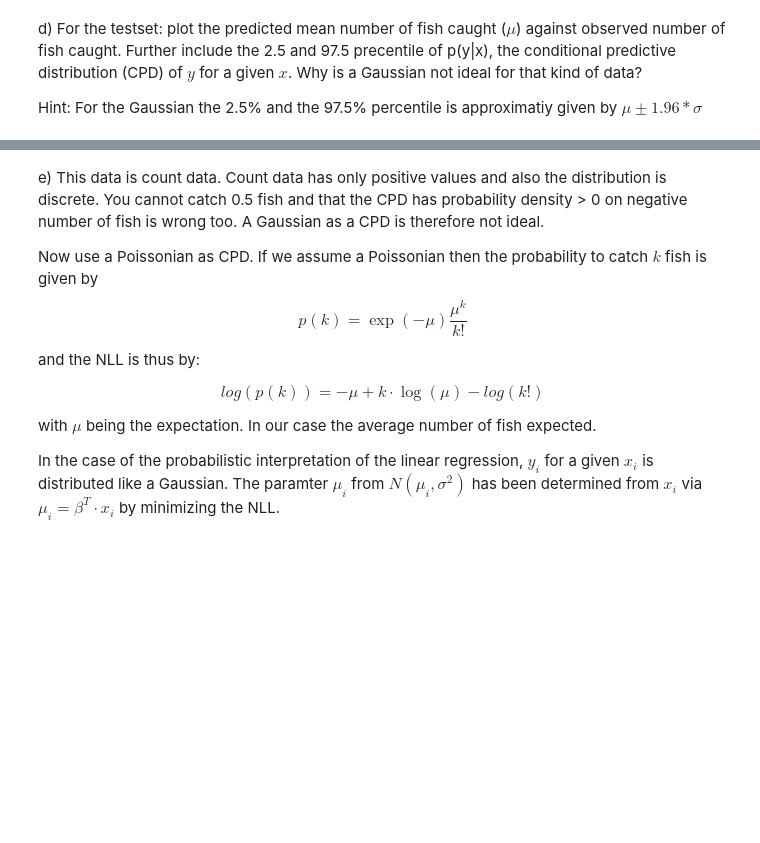
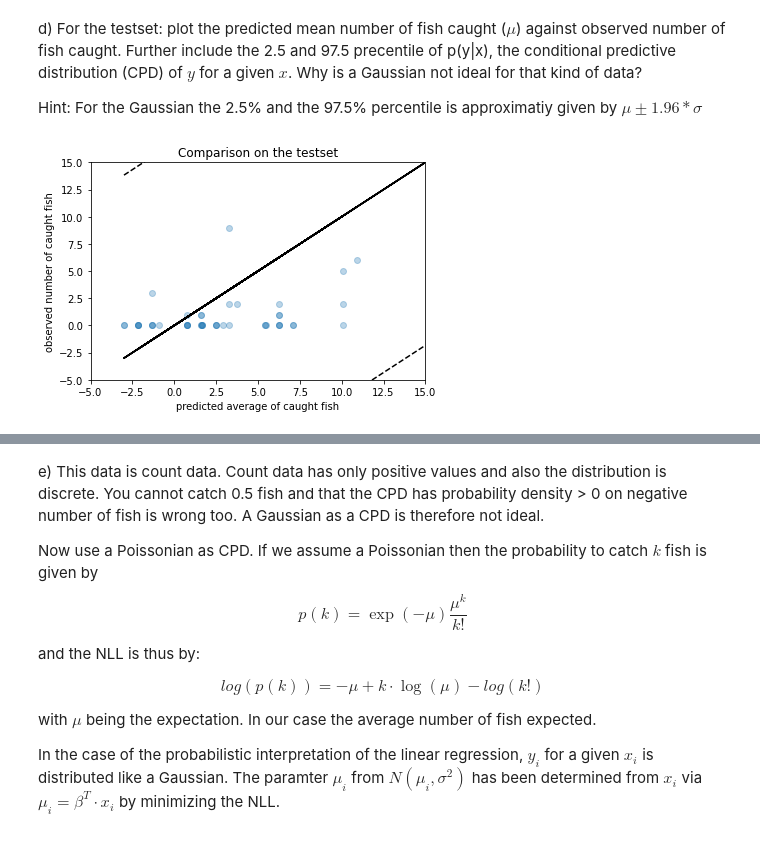
Before and after one commit to LasterSlaster/ML_A2, a Jupyter notebook: Linear_Regression_nolsg.ipynb, the cells around one changed output, grey strips where cells are left out. Saved outputs shown, nothing was run; the diff lists cells and outputs as text; code cells hidden in the pictures; blank space fills up the shorter version.

```diff
--- a/Linear_Regression_nolsg.ipynb
+++ b/Linear_Regression_nolsg.ipynb
@@ -110,6 +149,23 @@ print("NLL:",0.5*np.log(2 * np.pi * MSE) + 0.5*np.mean((yte - np.squeeze(np.asar
 d) For the testset: plot the predicted mean number of fish caught ($\mu$) against observed number of fish caught. Further include the 2.5 and 97.5 precentile of p(y|x), the conditional predictive distribution (CPD) of $y$ for a given $x$. Why is a Gaussian not ideal for that kind of data?
 
 Hint: For the Gaussian the 2.5% and the 97.5% percentile is approximatiy given by $\mu \pm 1.96*\sigma$
+# %%
+y_pred = np.squeeze(np.asarray(y_pred))
+sigma_hat_2 = np.mean((yte - y_pred.flatten())**2)
+# %%
+plt.scatter(y_pred, yte, alpha=0.3)
+sort_idx=np.argsort(y_pred,axis=0)
+plt.plot(y_pred[sort_idx].flatten(), y_pred[sort_idx].flatten()+1.96*np.sqrt(sigma_hat_2),linestyle='dashed',c="black")
+plt.plot(y_pred[sort_idx].flatten(), y_pred[sort_idx].flatten()-1.96*np.sqrt(sigma_hat_2),linestyle='dashed',c="black")
+plt.plot(y_pred, y_pred, c="black")
+plt.title('Comparison on the testset')
+plt.xlabel('predicted average of caught fish')
+plt.ylabel('observed number of caught fish')
+plt.xlim(-5,15)
+plt.ylim(-5,15)
+plt.show()
+# %% [output]
+[figure, added]
 # %%
 #df = pd.DataFrame(data = y_pred, columns = ["y_pred"])
 
```
Also changed, not shown: parts of 21 cells of this notebook.
